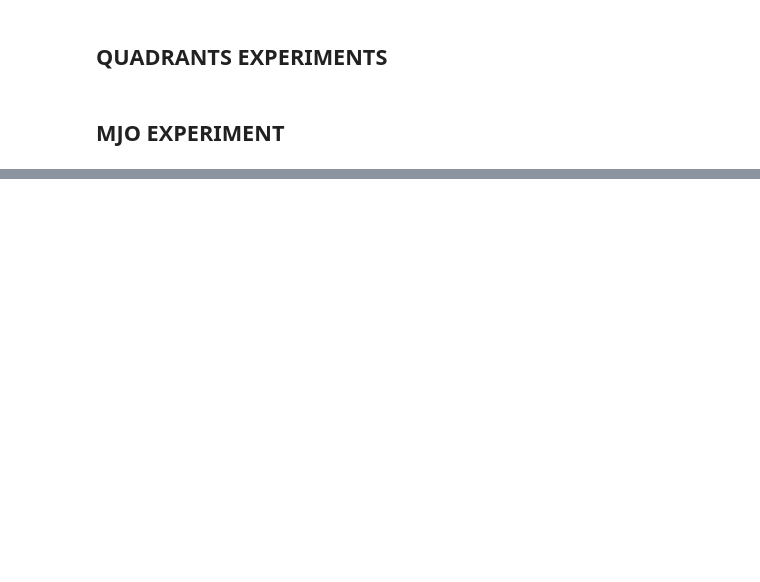
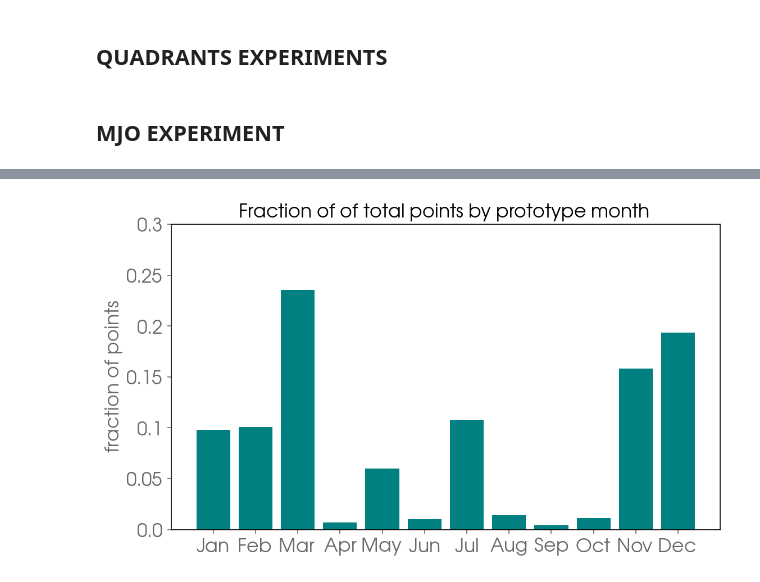
Before and after one commit to eabarnes1010/tlltt, a Jupyter notebook: _vizPrototypes.ipynb, the cells around one changed output, grey strips where cells are left out. Cells and saved outputs as stored; diff of their text form; code cells hidden in the pictures; blank space fills up the shorter version.

```diff
--- a/_vizPrototypes.ipynb
+++ b/_vizPrototypes.ipynb
@@ -500,3 +664,43 @@ if EXP_NAME[:3] == 'mjo':
+# %%
+# Prototypes by month of the year
+imp.reload(plots)
+if EXP_NAME[:3] == 'mjo':
+    FS = 16
+
+    fig, axs = plt.subplots(1,
+                        1,
+                        figsize=(21/2.5,12/2.5)
+                       )
+    prototype_months = time_train.dt.month.values[prototype_sample]
+    month_points = np.zeros(12,)
+    for phase in np.arange(0,9):
+
+        isamples = np.where((np.argmax(y_predict,axis=1)==phase) & (np.argmax(y_predict,axis=1)==y_true))[0]
+        points = max_similarity_score[isamples,:]*w[:,phase]
+        k = np.where(proto_class_mask[:,phase]==0)[0]
+        points[:,k] = 0.
+
+        for month in np.arange(0,len(month_points)):
+            j = np.where(prototype_months==month+1)[0]
+            month_points[month] = month_points[month] + np.sum(points[:,j])
+
+    plt.bar(np.arange(1,13),
+             month_points/np.sum(month_points),
+             color='teal',
+            )
+
+
+    plt.xticks(np.arange(1,13,1),('Jan', 'Feb', 'Mar','Apr', 'May', 'Jun', 'Jul', 'Aug', 'Sep', 'Oct', 'Nov', 'Dec'), fontsize=FS)
+    plt.ylabel('fraction of points', fontsize=FS)
+    plt.title('Fraction of of total points by prototype month', fontsize=FS)
+    plt.yticks(np.arange(0,.35,.05),np.around(np.arange(0,.35,.05),2), fontsize=FS)
+    plt.ylim(0,.3)
+
+    plt.savefig((vizualization_dir + EXP_NAME + '_seasonality_fraction_total_points_by_prototype.png'), bbox_inches='tight', dpi=dpiFig)
+    plt.show()
+# plt.close()
+# %% [output]
+[figure, added]
 # %%
 # Most winning prototypes
 imp.reload(plots)
```
Also changed, not shown: parts of 17 cells of this notebook, 1 other file.
